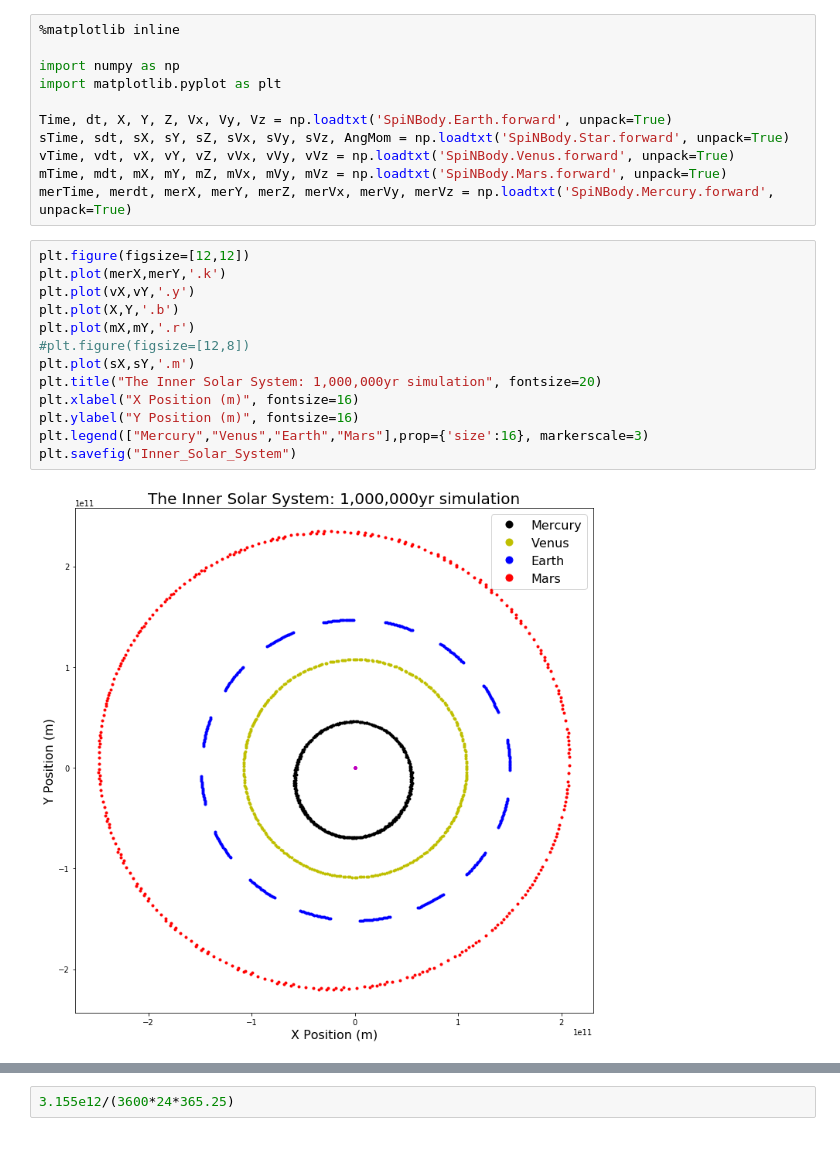
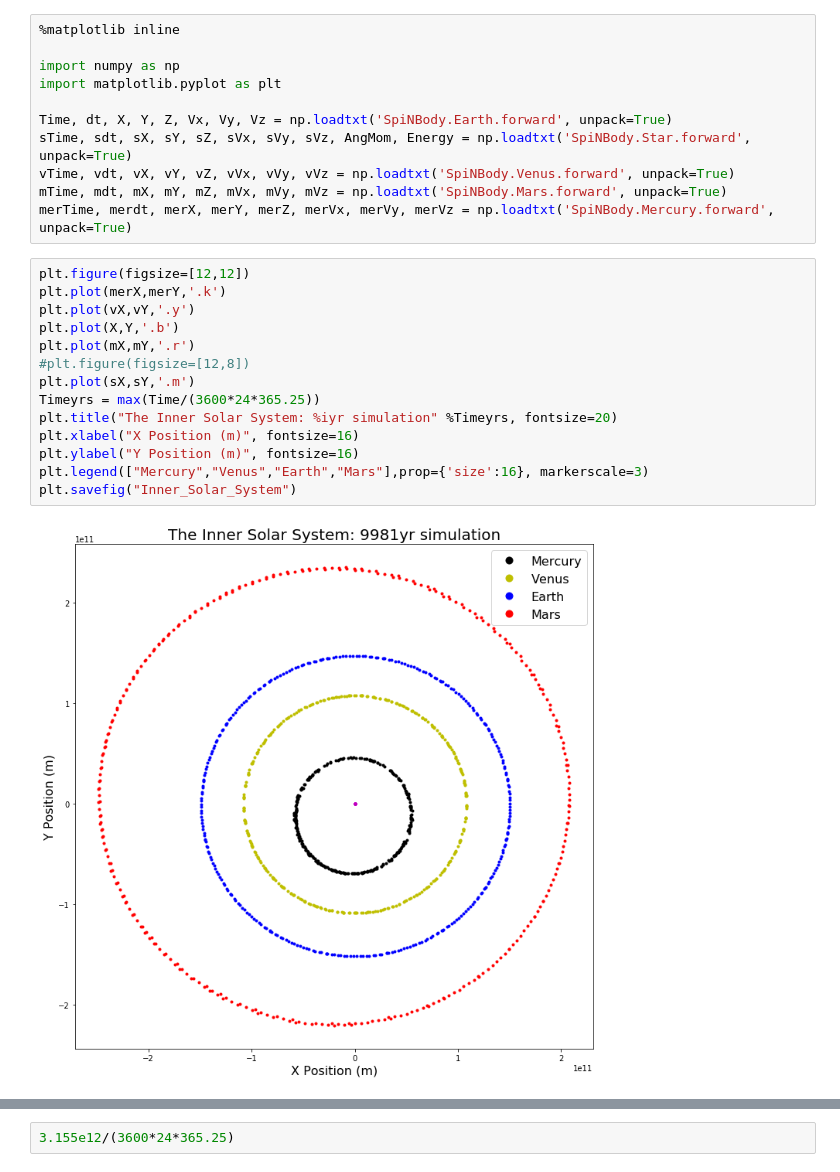
Before and after one commit to VirtualPlanetaryLaboratory/vplanet, a Jupyter notebook: examples/spinbody/Example1/SpiNBody_Plot.ipynb, the cells around one changed output, grey strips where cells are left out. Cells and saved outputs as stored; diff of their text form.

```diff
--- a/examples/spinbody/Example1/SpiNBody_Plot.ipynb
+++ b/examples/spinbody/Example1/SpiNBody_Plot.ipynb
@@ -5,25 +5,26 @@ import numpy as np
 import matplotlib.pyplot as plt
 
 Time, dt, X, Y, Z, Vx, Vy, Vz = np.loadtxt('SpiNBody.Earth.forward', unpack=True)
-sTime, sdt, sX, sY, sZ, sVx, sVy, sVz, AngMom = np.loadtxt('SpiNBody.Star.forward', unpack=True)
+sTime, sdt, sX, sY, sZ, sVx, sVy, sVz, AngMom, Energy = np.loadtxt('SpiNBody.Star.forward', unpack=True)
 vTime, vdt, vX, vY, vZ, vVx, vVy, vVz = np.loadtxt('SpiNBody.Venus.forward', unpack=True)
 mTime, mdt, mX, mY, mZ, mVx, mVy, mVz = np.loadtxt('SpiNBody.Mars.forward', unpack=True)
 merTime, merdt, merX, merY, merZ, merVx, merVy, merVz = np.loadtxt('SpiNBody.Mercury.forward', unpack=True)
 # %%
 plt.figure(figsize=[12,12])
 plt.plot(merX,merY,'.k')
 plt.plot(vX,vY,'.y')
 plt.plot(X,Y,'.b')
 plt.plot(mX,mY,'.r')
 #plt.figure(figsize=[12,8])
 plt.plot(sX,sY,'.m')
-plt.title("The Inner Solar System: 1,000,000yr simulation", fontsize=20)
+Timeyrs = max(Time/(3600*24*365.25))
+plt.title("The Inner Solar System: %iyr simulation" %Timeyrs, fontsize=20)
 plt.xlabel("X Position (m)", fontsize=16)
 plt.ylabel("Y Position (m)", fontsize=16)
 plt.legend(["Mercury","Venus","Earth","Mars"],prop={'size':16}, markerscale=3)
 plt.savefig("Inner_Solar_System")
 # %% [output]
-[figure, old version]
+[figure, new version]
 # %%
 def FindTimeStep(X,Y,Z,Vx,Vy,Vz):
     Distance = np.sqrt(X**2+Y**2+Z**2)
```
Also changed, not shown: parts of 2 cells of this notebook, 8 other files.
